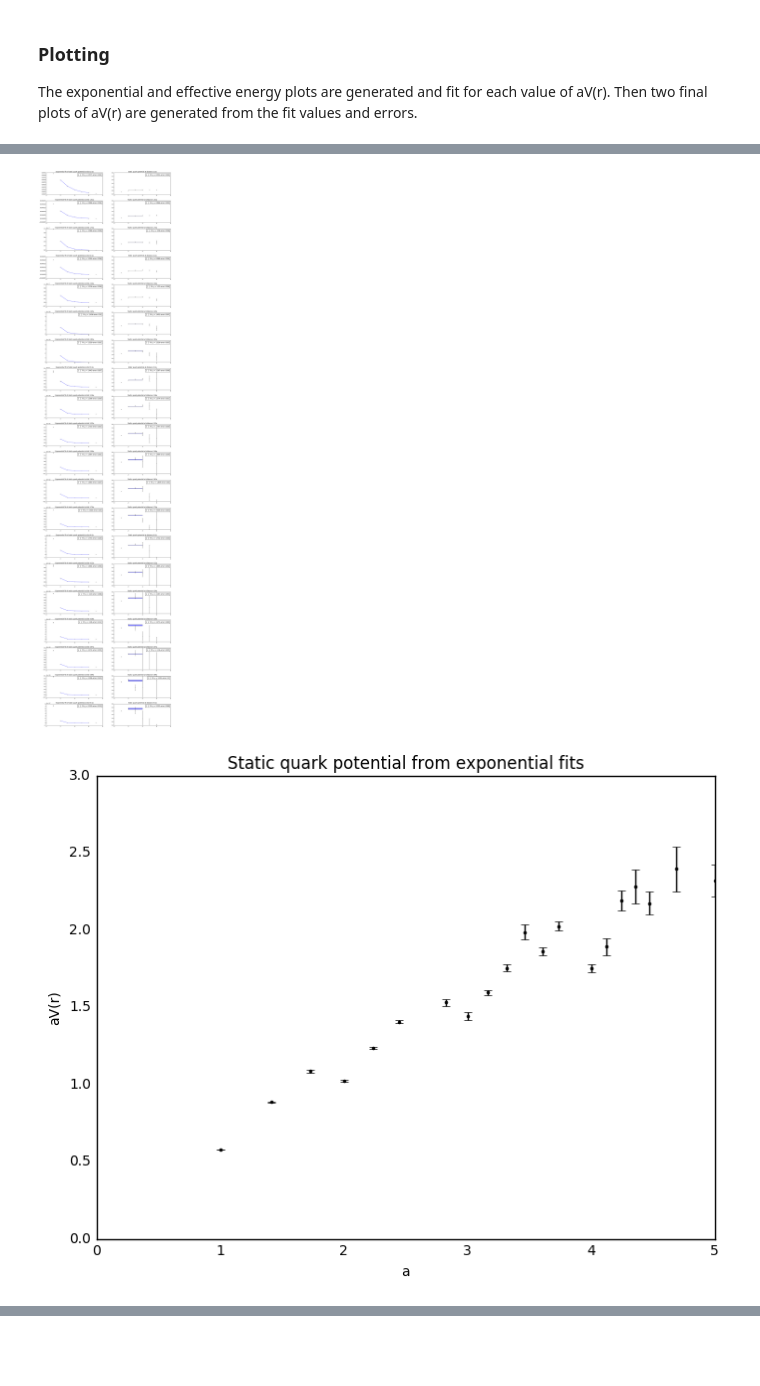
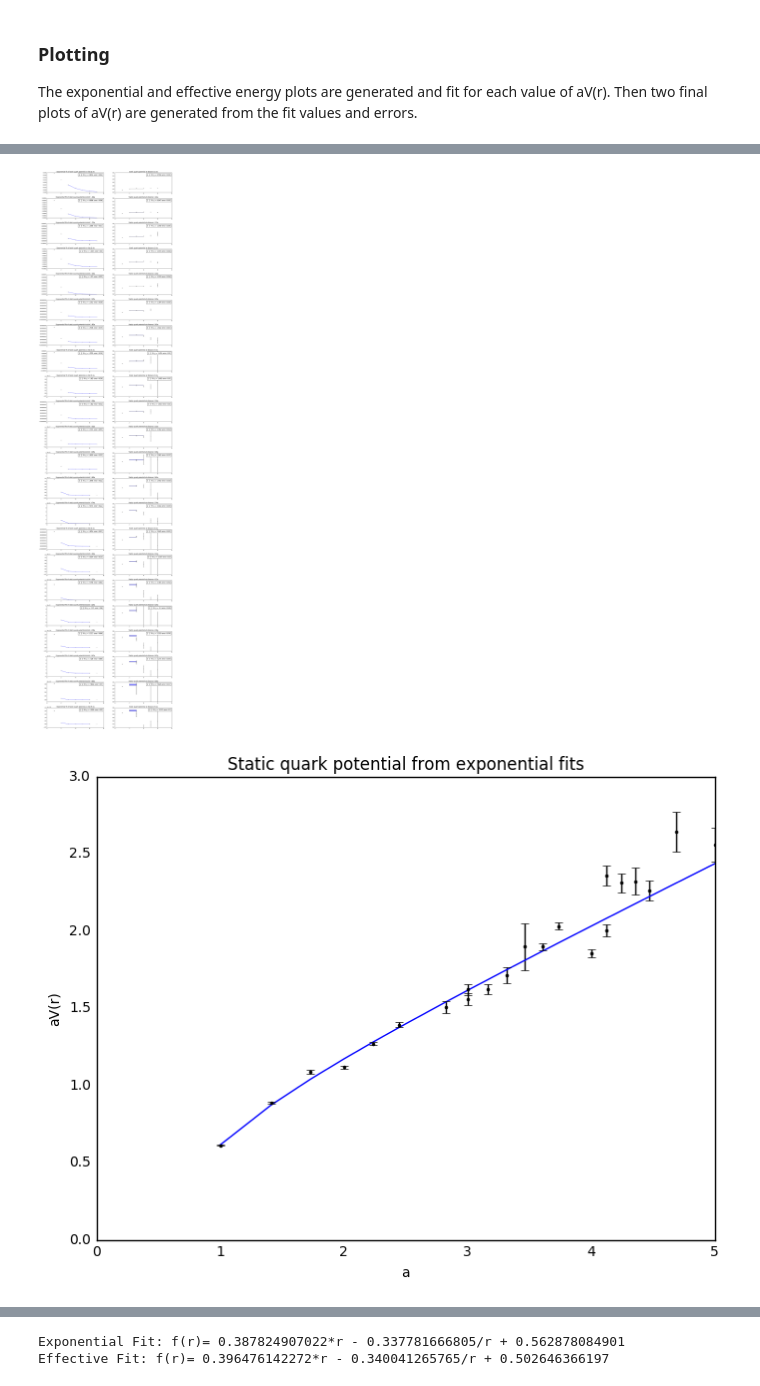
Before and after one commit to Shaun252/latticeQCD_novices, a Jupyter notebook: Exercise_12_smeared.ipynb, the cells around one changed output, grey strips where cells are left out. Cells and saved outputs as stored; diff of their text form; code cells hidden in the pictures; blank space fills up the shorter version.

```diff
--- a/Exercise_12_smeared.ipynb
+++ b/Exercise_12_smeared.ipynb
@@ -609,11 +650,17 @@ def generate_plots(obs_dict, exp_t1, exp_t2, lin_t1, lin_t2):
 
     for i, key in enumerate(distance_arr):
 
+        if key > 3.5:
+            exp_t1 -=1
+            exp_t2 -=1
+            lin_t2 -=1
+
         fit_data = generate_fit_data(obs_dict[key], exp_t1, exp_t2, lin_t1, lin_t2)
 
         ###########################################################################################################
         ### Exponential Plots
 
+        #print(fit_data[0])
         exp_time = np.arange(8)
         exp = fit_data[0][0]
         exp_err = fit_data[0][1]
@@ -655,12 +702,9 @@ def generate_plots(obs_dict, exp_t1, exp_t2, lin_t1, lin_t2):
         axs[2*i+1].errorbar(effective_t, V_eff, yerr=V_eff_err, fmt='o',  markersize=2, color='k',
                         label = "Fit: y = " + str(round(lin_fit_val,3)) + " error: "
                         + str(round(lin_fit_err,3)))
-
-        axs[2*i+1].fill_between(effective_t[lin_t1:lin_t2],
-                                np.ones(effective_t[lin_t1:lin_t2].size)*lin_fit_val-lin_fit_err,
-                                np.ones(effective_t[lin_t1:lin_t2].size)*lin_fit_val+lin_fit_err,
-                                facecolor='blue',alpha=0.5)
-
+        axs[2*i+1].fill_between(effective_t[lin_t1:lin_t2], np.ones(effective_t[lin_t1:lin_t2].size)*lin_fit_val-lin_fit_err,
+                         np.ones(effective_t[lin_t1:lin_t2].size)*lin_fit_val+lin_fit_err,facecolor='blue',
+                         alpha=0.5)
         axs[2*i+1].tick_params(bottom="off", top="off", left="off", right="off")
         axs[2*i+1].set_title("Static quark potential at distance " + str(round(key, 2))+"a")
         axs[2*i+1].set_xlim(0, 7)
@@ -669,6 +713,11 @@ def generate_plots(obs_dict, exp_t1, exp_t2, lin_t1, lin_t2):
         axs[2*i+1].set_yticks([0, 0.5, 1, 1.5, 2, 2.5, 3])
         axs[2*i+1].legend()
 
+        if key > 3.5:
+            exp_t1 +=1
+            exp_t2 +=1
+            lin_t2 +=1
+
 
     ##############################################################################################################
     # Potential Plots
@@ -676,8 +725,17 @@ def generate_plots(obs_dict, exp_t1, exp_t2, lin_t1, lin_t2):
     #############################################################################################################
     # Exponential energy
 
+    distance_array = np.array(distance_arr)
+
+    idx1 = np.isfinite(exp_val_arr) & np.isfinite(exp_val_arr)
+
+    exp_pot_fit_params = optimize.curve_fit(pot_func, distance_array[idx1],
+                                           np.array(exp_val_arr)[idx1], p0 =np.array([0,0,0]),
+                                           sigma = np.array(exp_err_arr)[idx1])[0]
+
     fig_exp = plt.figure(figsize=(8, 6), dpi=100)
     ax_exp = fig_exp.add_subplot(111)
+    ax_exp.plot(distance_array[idx1], pot_func(distance_array[idx1], *exp_pot_fit_params))
     ax_exp.errorbar(distance_arr, exp_val_arr, yerr=exp_err_arr, fmt='o',  markersize=2, color='k')
     ax_exp.tick_params(bottom="off", top="off", left="off", right="off")
     ax_exp.set_title("Static quark potential from exponential fits")
@@ -691,8 +749,16 @@ def generate_plots(obs_dict, exp_t1, exp_t2, lin_t1, lin_t2):
     ###############################################################################################################
     # Effective energy
 
+    idx2 = np.isfinite(lin_val_arr) & np.isfinite(lin_val_arr)
+
+    eff_pot_fit_params = optimize.curve_fit(pot_func, distance_array[idx2],
+                                           np.array(lin_val_arr)[idx2], p0 =np.array([0,0,0]),
+                                           sigma = np.array(lin_err_arr)[idx2])[0]
+
+
     fig_lin = plt.figure(figsize=(8, 6), dpi=100)
     ax_lin = fig_lin.add_subplot(111)
+    ax_lin.plot(distance_array[idx2], pot_func(distance_array[idx2], *eff_pot_fit_params))
     ax_lin.errorbar(distance_arr, lin_val_arr, yerr=lin_err_arr, fmt='o',  markersize=2, color='k')
     ax_lin.tick_params(bottom="off", top="off", left="off", right="off")
     ax_lin.set_title("Static quark potential from effective energy fits")
@@ -704,4 +770,6 @@ def generate_plots(obs_dict, exp_t1, exp_t2, lin_t1, lin_t2):
     ax_lin.set_yticks([0, 0.5, 1, 1.5, 2, 2.5, 3])
 
     plt.show()
+    print("Exponential Fit: f(r)= " + str(exp_pot_fit_params[0]) + "*r - " + str(exp_pot_fit_params[1]) + "/r + " + str(exp_pot_fit_params[2]))
+    print("Effective Fit: f(r)= " + str(eff_pot_fit_params[0]) + "*r - " + str(eff_pot_fit_params[1])+ "/r + " + str(eff_pot_fit_params[2]))
 # %%
@@ -727,5 +829,7 @@ Distance 4.69041575982 computed
+# %%
+improved_fit_data = load_data("improved_link_sum", 1.719)
 # %%
-generate_plots(observable_configs, exp_t1=2, exp_t2=7, lin_t1=2, lin_t2=5)
+generate_plots(improved_fit_data, exp_t1=3, exp_t2=8, lin_t1=2, lin_t2=5)
 # %% [output]
-[figure, old version]
+[figure, new version]
-[figure, old version]
+[figure, new version]
@@ -732,0 +837,2 @@ generate_plots(observable_configs, exp_t1=2, exp_t2=7, lin_t1=2, lin_t2=5)
+Exponential Fit: f(r)= 0.387824907022*r - 0.337781666805/r + 0.562878084901
+Effective Fit: f(r)= 0.396476142272*r - 0.340041265765/r + 0.502646366197
```
Also changed, not shown: parts of 17 cells of this notebook, 9 other files.
